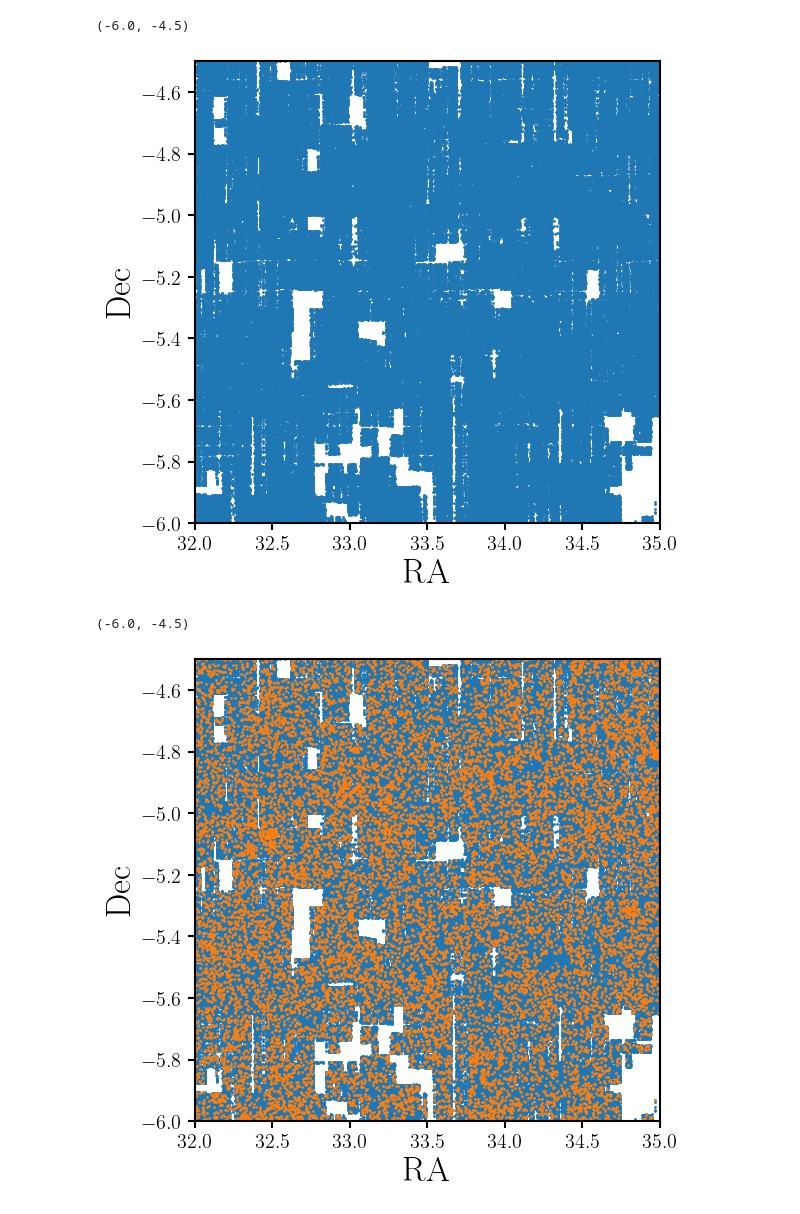
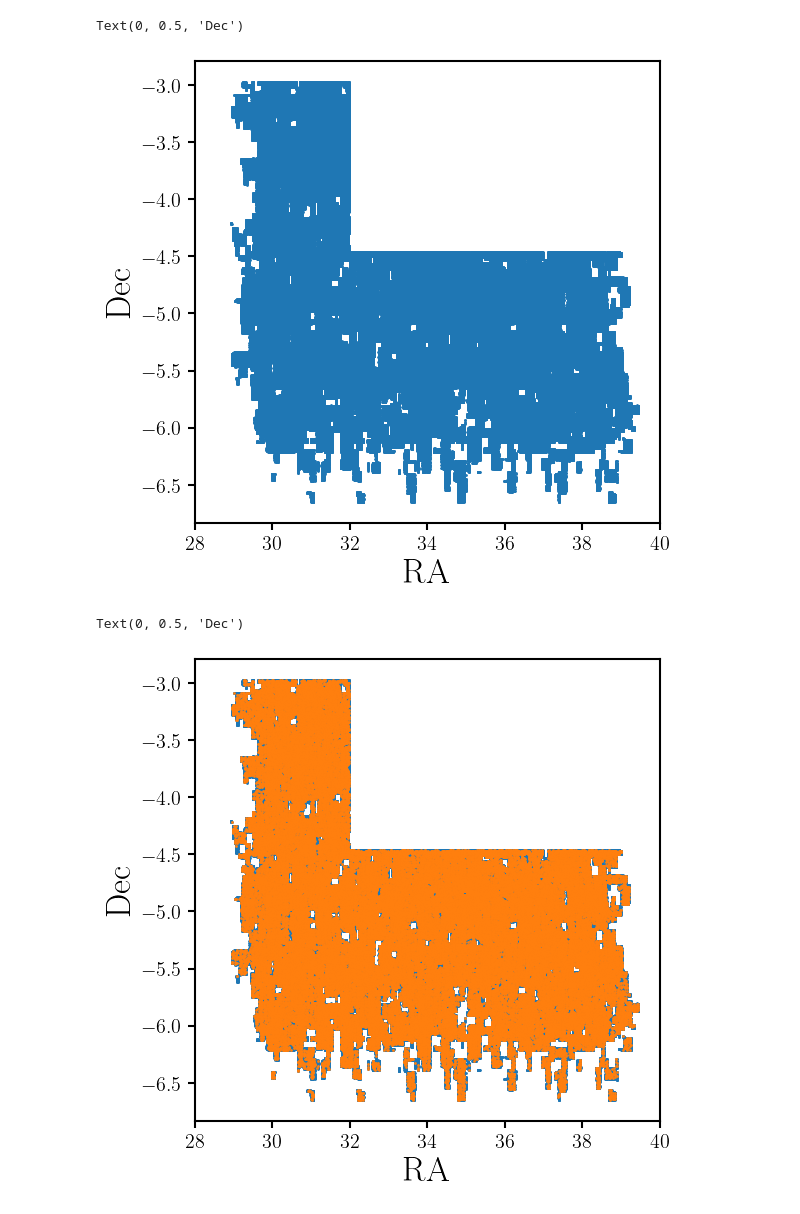
Before and after one commit to pfs-cosmo/pfstarget, a Jupyter notebook: bin/hsc/nb/hsc.ipynb, the cells around one changed output. Cells and saved outputs as stored; diff of their text form; code cells hidden in the pictures.

```diff
--- a/bin/hsc/nb/hsc.ipynb
+++ b/bin/hsc/nb/hsc.ipynb
@@ -20,20 +23,23 @@ mpl.rcParams['ytick.major.size'] = 5
 mpl.rcParams['ytick.major.width'] = 1.5
 mpl.rcParams['legend.frameon'] = False
 # %%
-tract = Table.read('count.fits')
+tract = Table.read('/Users/hahnchanghoon/projects/pfstarget/bin/hsc/sql/database/s23-colorterm/sql/0.fits')
+# for i in range(1,3):
+#     _tract = Table.read('/Users/hahnchanghoon/projects/pfstarget/bin/hsc/sql/database/s23-colorterm/sql/%i.fits' % i)
+#     tract = vstack([tract, _tract])
 # %%
 fig = plt.figure(figsize=(6, 6))
 sub = fig.add_subplot(111)
 sub.scatter(tract['ra'], tract['dec'], s=1)
 sub.set_xlabel('RA', fontsize=25)
-sub.set_xlim(32, 35)
+sub.set_xlim(28, 40)
 sub.set_ylabel('Dec', fontsize=25)
-sub.set_ylim(-6, -4.5)
+#sub.set_ylim(-6, -4.5)
 # %% [output]
-(-6.0, -4.5)
+Text(0, 0.5, 'Dec')
-[figure, old version]
+[figure, new version]
 # %%
-hsc = Cuts._prepare_hsc(tract,  dust_extinction='sfd98')
+hsc = Cuts._prepare_hsc(tract,  dust_extinction='desi')
 # %%
 is_pfscosmo = Cuts.isCosmology(hsc)
 # %%
@@ -41,12 +47,12 @@ targets = hsc[is_pfscosmo]
 # %%
 fig = plt.figure(figsize=(6, 6))
 sub = fig.add_subplot(111)
 sub.scatter(tract['ra'], tract['dec'], s=1)
 sub.scatter(targets['RA'], targets['DEC'], s=1)
 sub.set_xlabel('RA', fontsize=25)
-sub.set_xlim(32, 35)
+sub.set_xlim(28, 40)
 sub.set_ylabel('Dec', fontsize=25)
-sub.set_ylim(-6, -4.5)
+#sub.set_ylim(-6, -4.5)
 # %% [output]
-(-6.0, -4.5)
+Text(0, 0.5, 'Dec')
-[figure, old version]
+[figure, new version]
```
Also changed, not shown: parts of 16 cells of this notebook, 1 other file.
